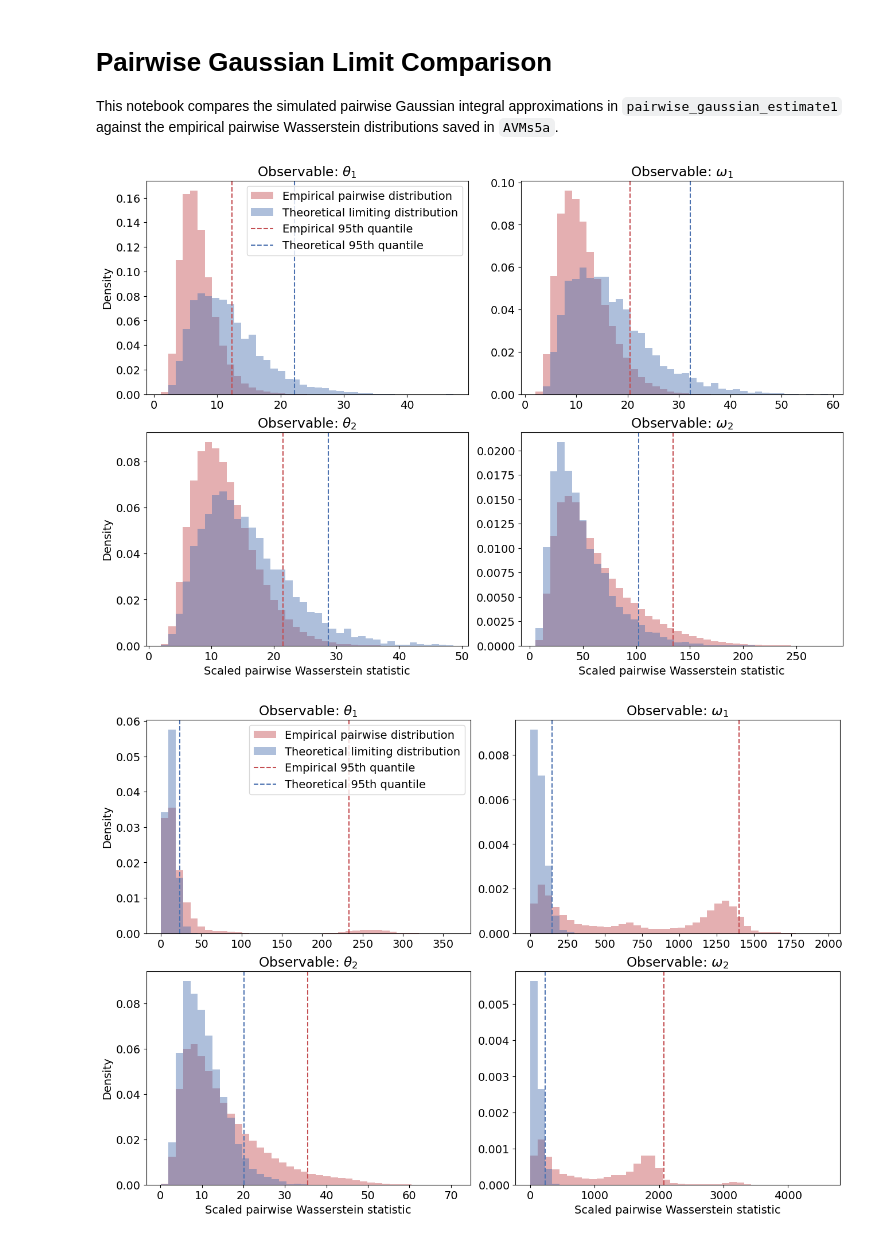
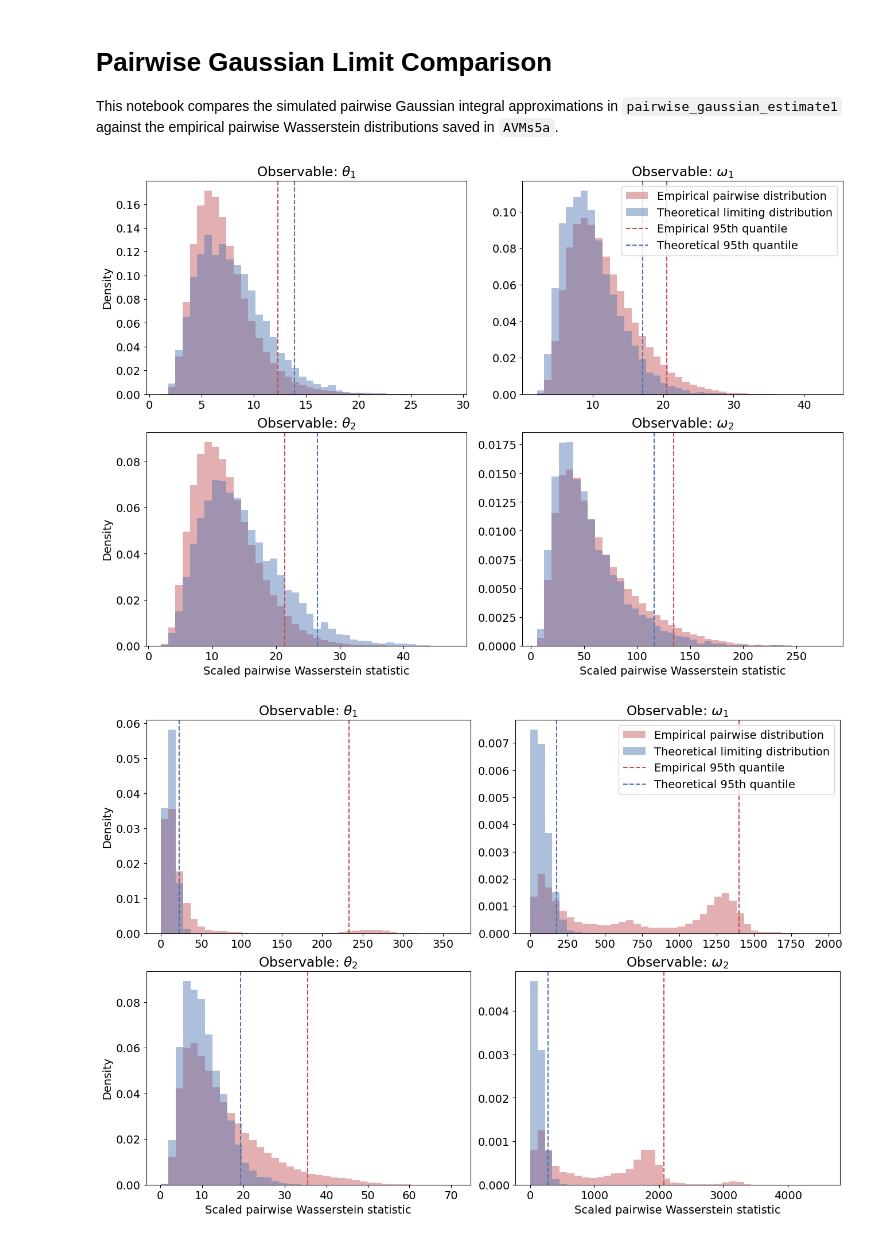
Before and after one commit to alexander-yord/Wasserstein-Emp-Bound, a Jupyter notebook: PairwiseLimitComparison.ipynb, the cells around one changed output. Cells and saved outputs as stored; diff of their text form; code cells hidden in the pictures.

Commit message:
Flat kernel estimation of double pendulum estimates

```diff
--- a/PairwiseLimitComparison.ipynb
+++ b/PairwiseLimitComparison.ipynb
@@ -13,7 +13,7 @@ import pandas as pd
 import matplotlib as mpl
 
 mpl.rcParams['font.size'] = 14
-PAIRWISE_GAUSSIAN_ROOT = Path("pairwise_gaussian_estimate1")
+PAIRWISE_GAUSSIAN_ROOT = Path("pairwise_gaussian_estimate6")
 AVM_ROOT = Path("AVMs5a")
 GROUPS = ("paths1", "paths2")
 OBSERVABLES = ("theta1", "w1", "theta2", "w2")
@@ -28,7 +28,8 @@ LABELS = {
 
 
 def load_pairwise_gaussian(group: str, observable: str) -> np.ndarray:
-    path = PAIRWISE_GAUSSIAN_ROOT / group / f"{observable}_pairwise_gaussian_integrals.npy"
+    path = PAIRWISE_GAUSSIAN_ROOT / group / f"{observable}_pairwise_gaussian_integrals.npy" # if using the pairwise folder
+    # path = PAIRWISE_GAUSSIAN_ROOT / group / f"{observable}_predicted_integrals.npy"
     if not path.exists():
         raise FileNotFoundError(f"Missing Gaussian simulation file: {path}")
     values = np.load(path)
@@ -108,7 +109,7 @@ def compare_group(group: str, bins: int = 40) -> pd.DataFrame:
             ax.set_xlabel("Scaled pairwise Wasserstein statistic")
         if observable in ["theta1", "theta2"]:
             ax.set_ylabel("Density")
-        if observable == "theta1":
+        if observable == "w1":
             ax.legend(frameon=True, loc = "upper right")
 
         summary_rows.append(
@@ -157,13 +158,13 @@ def compute_empirical_acceptance_table(alpha_levels: tuple[float, ...] = ALPHAS)
 # %%
 summaries = []
 for group in GROUPS:
     summaries.append(compare_group(group))
 
-# summary_df = pd.concat(summaries, ignore_index=True)
-# empirical_acceptance_df = compute_empirical_acceptance_table()
+summary_df = pd.concat(summaries, ignore_index=True)
+empirical_acceptance_df = compute_empirical_acceptance_table()
 
-# display(summary_df)
-# empirical_acceptance_df
+display(summary_df)
+empirical_acceptance_df
 # %% [output]
-[figure, old version]
+[figure, new version]
-[figure, old version]
+[figure, new version]
```
Also changed, not shown: parts of 1 cell of this notebook, 6 other files.
